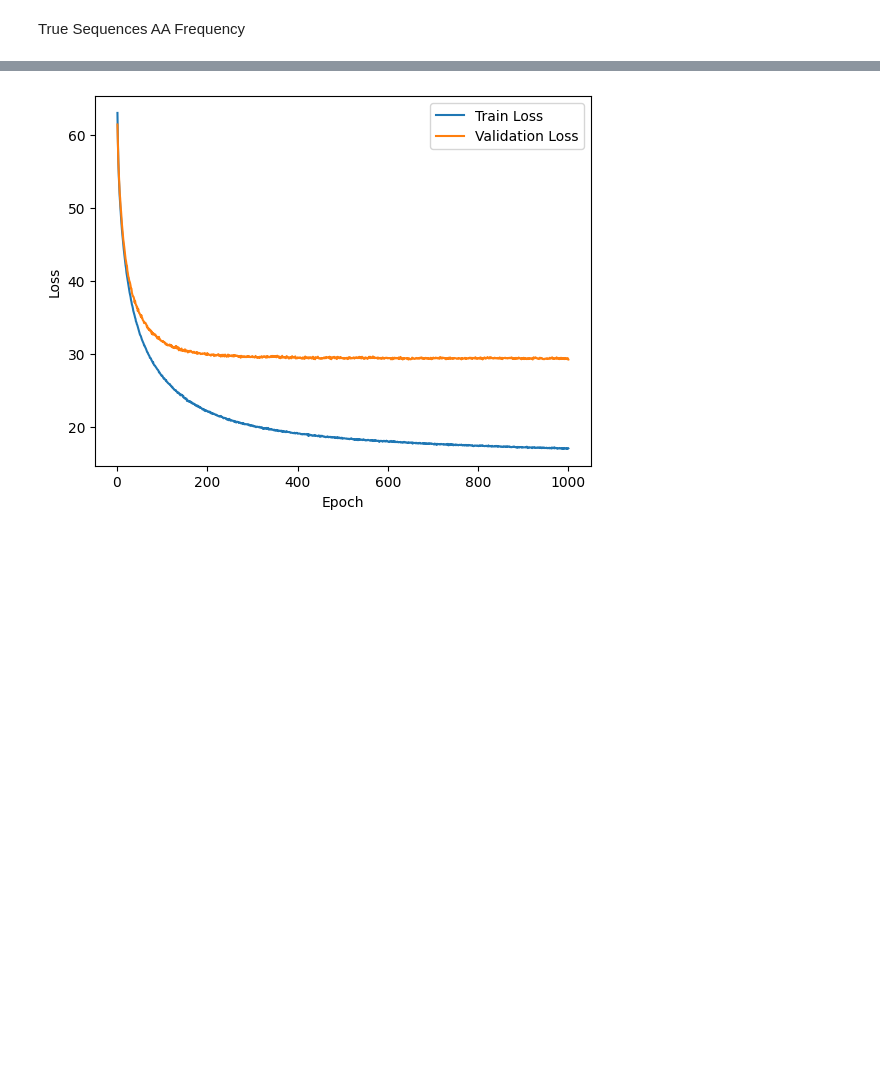
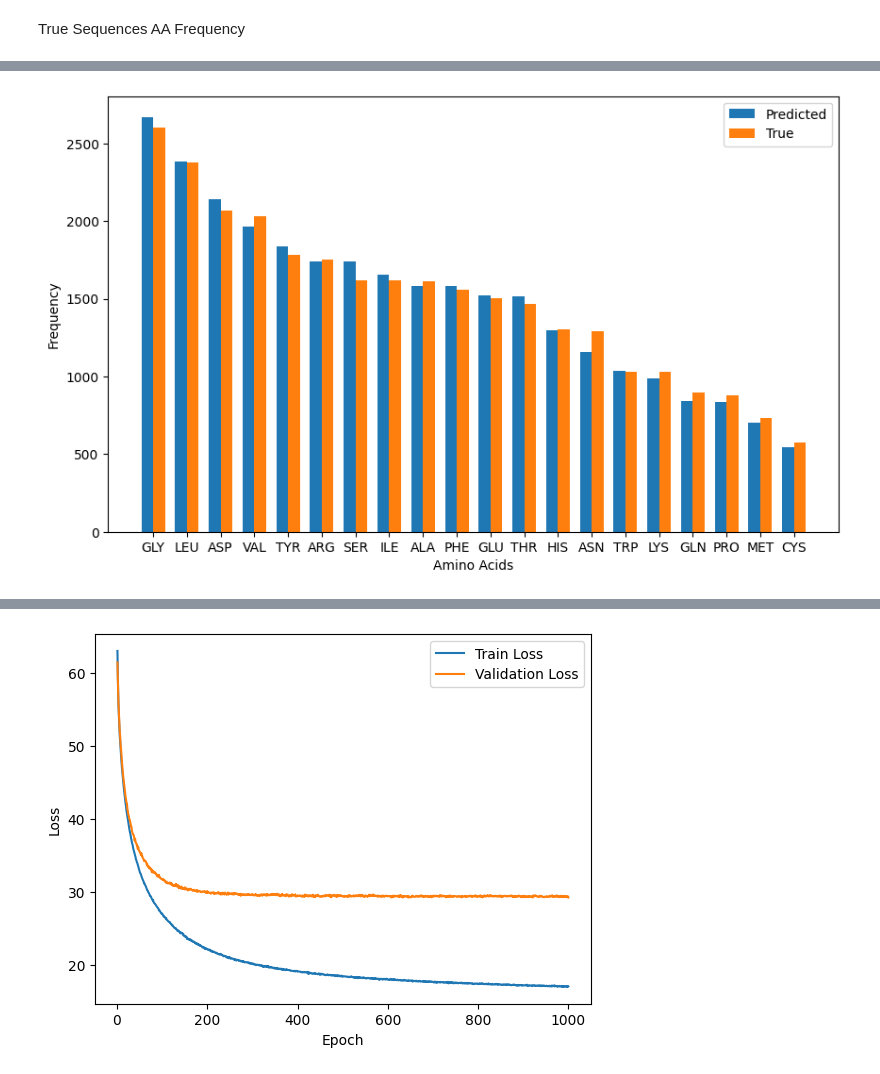
Before and after one commit to Paulther/BioHack-Project-Walkthrough, a Jupyter notebook: Model Evaluation.ipynb, the cells around one changed output, grey strips where cells are left out. Cells and saved outputs as stored; diff of their text form; code cells hidden in the pictures; blank space fills up the shorter version.

```diff
--- a/Model Evaluation.ipynb
+++ b/Model Evaluation.ipynb
@@ -387 +377,30 @@ plt.show()
+# %%
+Predicted_AA_counts = pd.Series(sequences).value_counts(sort=True)
+True_AA_counts = pd.Series(true_sequences).value_counts(sort=True)
+
+categories = list(Predicted_AA_counts.index)
+values1 = Predicted_AA_counts.tolist()
+values2 = True_AA_counts.tolist()
+
+# Set the positions of the bars on the x-axis
+ind = range(len(categories))
+
+# Width of each bar
+width = 0.35
+
+# Create the grouped bar plot
+plt.figure(figsize=(10, 6))
+plt.bar(ind, values1, width, label='Predicted')
+plt.bar([x + width for x in ind], values2, width, label='True')
+
+# Add labels and title
+plt.xlabel('Amino Acids')
+plt.ylabel('Frequency')
+plt.xticks([x + width / 2 for x in ind], categories)
+plt.legend()
+
+# Show plot
+plt.show()
+# %% [output]
+[figure, added]
 # %%
```
Also changed, not shown: parts of 5 cells of this notebook, 4 other files.
